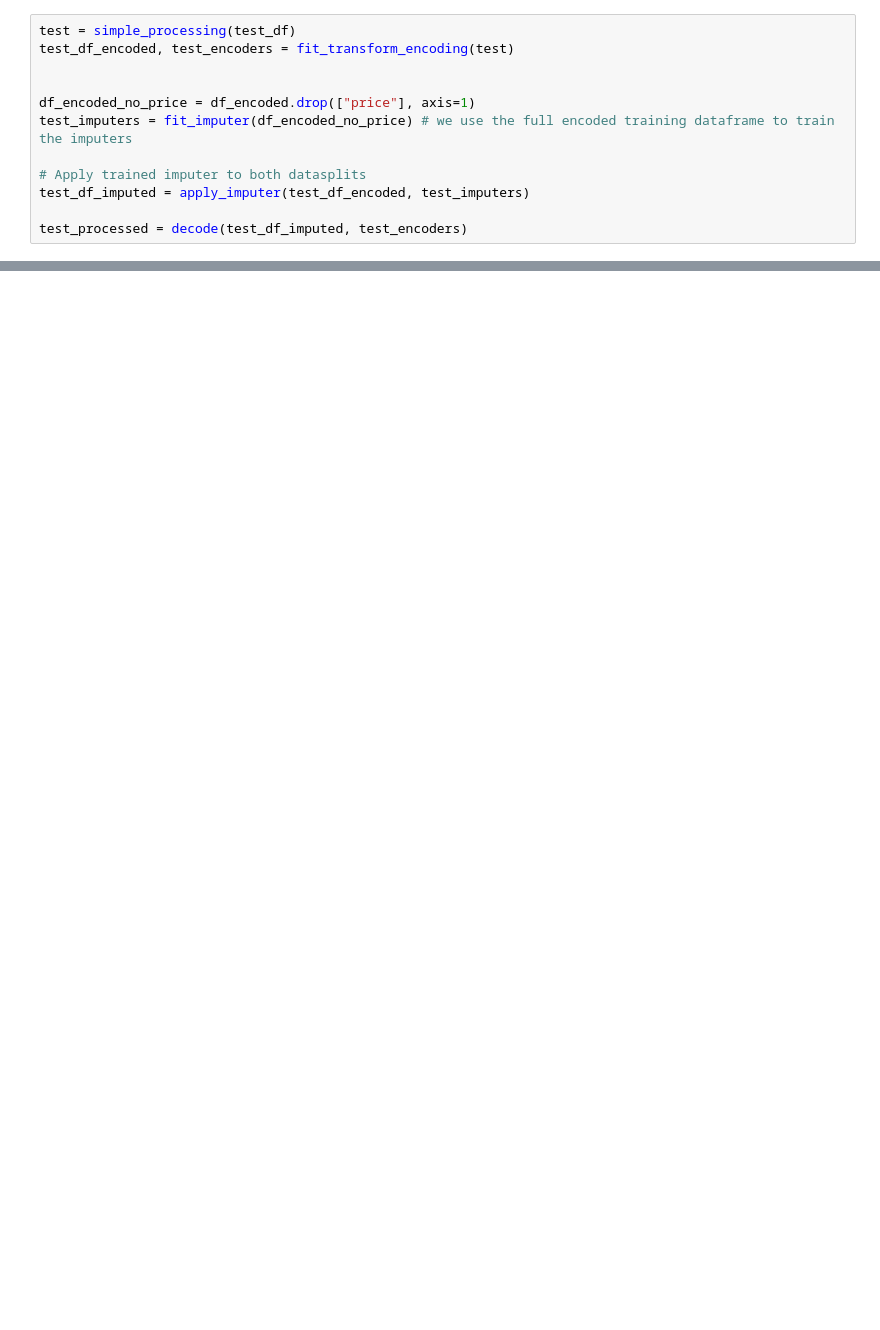
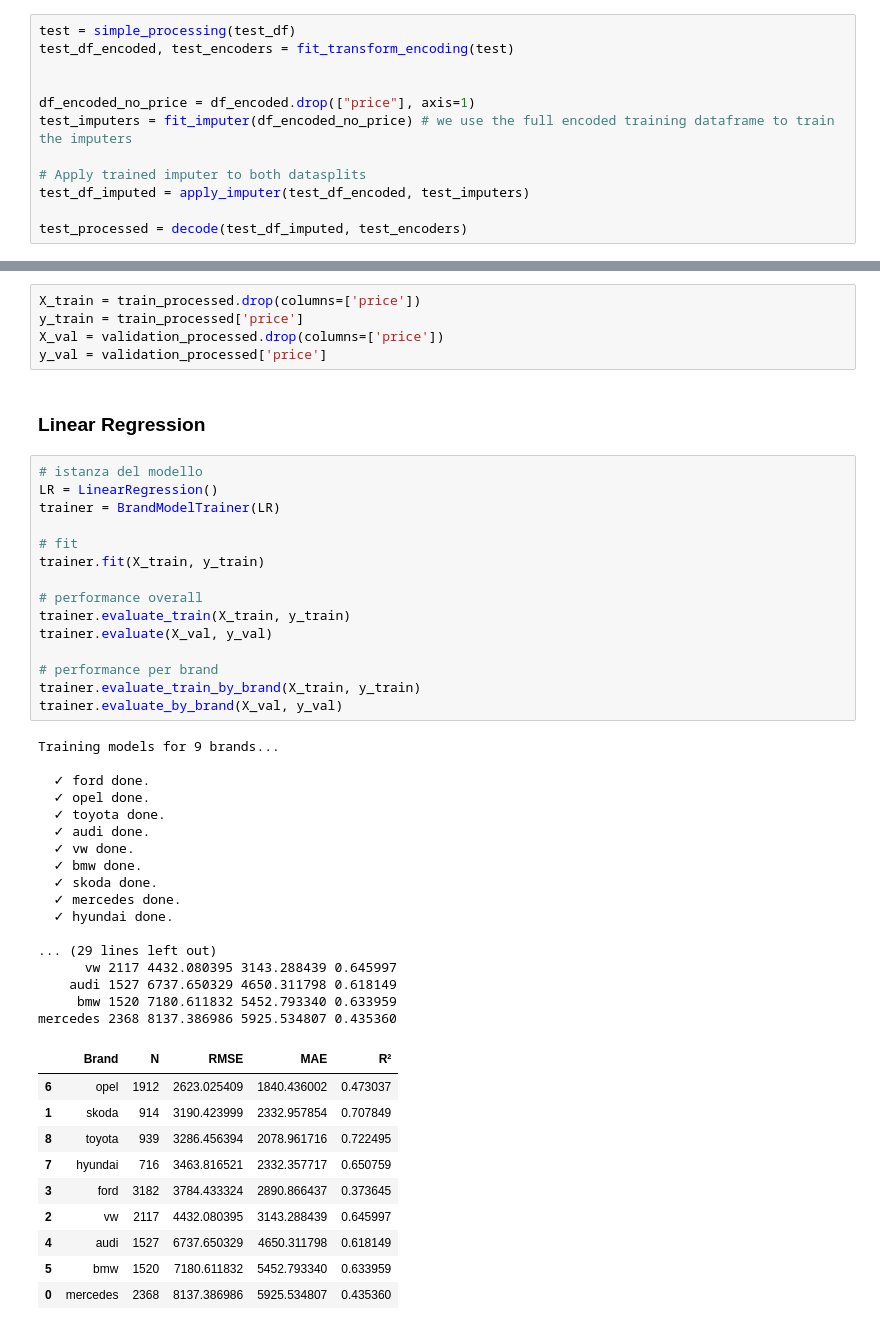
Before and after one commit to LiberoBiagi/ML_Nova_IMS_25-26, a Jupyter notebook: full_training_pipeline.ipynb, the cells around one changed output, grey strips where cells are left out. Drawn from its saved outputs; the diff is of its cells as text; blank space fills up the shorter version.

```diff
--- a/full_training_pipeline.ipynb
+++ b/full_training_pipeline.ipynb
@@ -369,0 +513,50 @@ test_processed = decode(test_df_imputed, test_encoders)
+# %%
+X_train = train_processed.drop(columns=['price'])
+y_train = train_processed['price']
+X_val = validation_processed.drop(columns=['price'])
+y_val = validation_processed['price']
+# %% [markdown]
+### Linear Regression
+# %%
+# istanza del modello
+LR = LinearRegression()
+trainer = BrandModelTrainer(LR)
+
+# fit
+trainer.fit(X_train, y_train)
+
+# performance overall
+trainer.evaluate_train(X_train, y_train)
+trainer.evaluate(X_val, y_val)
+
+# performance per brand
+trainer.evaluate_train_by_brand(X_train, y_train)
+trainer.evaluate_by_brand(X_val, y_val)
+# %% [output]
+Training models for 9 brands...
+
+  ✓ ford done.
+  ✓ opel done.
+  ✓ toyota done.
+  ✓ audi done.
+  ✓ vw done.
+  ✓ bmw done.
+  ✓ skoda done.
+  ✓ mercedes done.
+  ✓ hyundai done.
+
+... (29 lines left out)
+      vw 2117 4432.080395 3143.288439 0.645997
+    audi 1527 6737.650329 4650.311798 0.618149
+     bmw 1520 7180.611832 5452.793340 0.633959
+mercedes 2368 8137.386986 5925.534807 0.435360
+|  | Brand | N | RMSE | MAE | R² |
+| 6 | opel | 1912 | 2623.025409 | 1840.436002 | 0.473037 |
+| 1 | skoda | 914 | 3190.423999 | 2332.957854 | 0.707849 |
+| 8 | toyota | 939 | 3286.456394 | 2078.961716 | 0.722495 |
+| 7 | hyundai | 716 | 3463.816521 | 2332.357717 | 0.650759 |
+| 3 | ford | 3182 | 3784.433324 | 2890.866437 | 0.373645 |
+| 2 | vw | 2117 | 4432.080395 | 3143.288439 | 0.645997 |
+| 4 | audi | 1527 | 6737.650329 | 4650.311798 | 0.618149 |
+| 5 | bmw | 1520 | 7180.611832 | 5452.793340 | 0.633959 |
+| 0 | mercedes | 2368 | 8137.386986 | 5925.534807 | 0.435360 |
```
Also changed, not shown: parts of 19 cells of this notebook.
